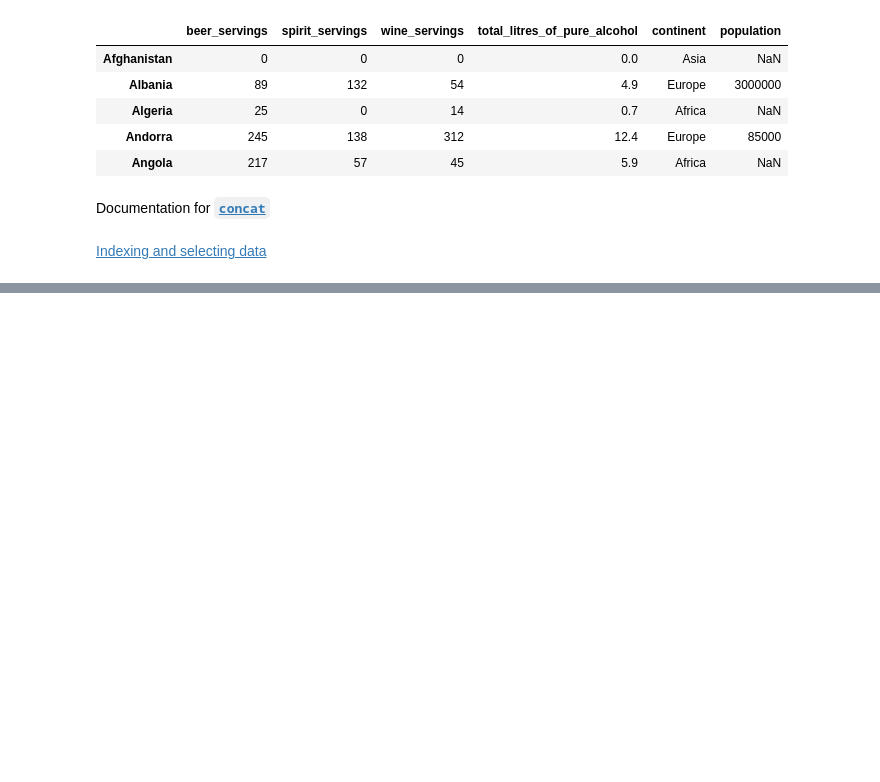
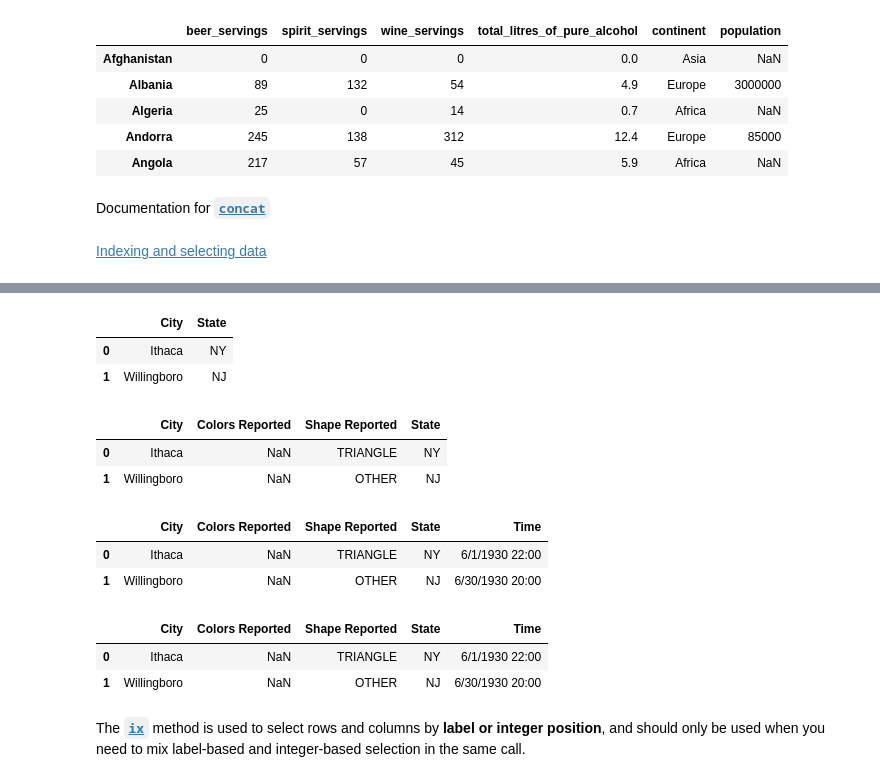
Before and after one commit to justmarkham/pandas-videos, a Jupyter notebook: pandas.ipynb, the cells around one changed output, grey strips where cells are left out. Drawn from its saved outputs; the diff is of its cells as text; code cells hidden in the pictures; blank space fills up the shorter version.

```diff
--- a/pandas.ipynb
+++ b/pandas.ipynb
@@ -1670,0 +1808,30 @@ Documentation for [**`concat`**](http://pandas.pydata.org/pandas-docs/stable/gen
+# %%
+# rows in positions 0 and 1, columns in positions 0 and 3
+ufo.iloc[[0, 1], [0, 3]]
+# %% [output]
+|  | City | State |
+| 0 | Ithaca | NY |
+| 1 | Willingboro | NJ |
+# %%
+# rows in positions 0 through 2 (exclusive), columns in positions 0 through 4 (exclusive)
+ufo.iloc[0:2, 0:4]
+# %% [output]
+|  | City | Colors Reported | Shape Reported | State |
+| 0 | Ithaca | NaN | TRIANGLE | NY |
+| 1 | Willingboro | NaN | OTHER | NJ |
+# %%
+# rows in positions 0 through 2 (exclusive), all columns
+ufo.iloc[0:2, :]
+# %% [output]
+|  | City | Colors Reported | Shape Reported | State | Time |
+| 0 | Ithaca | NaN | TRIANGLE | NY | 6/1/1930 22:00 |
+| 1 | Willingboro | NaN | OTHER | NJ | 6/30/1930 20:00 |
+# %%
+# accomplish the same thing - but using 'iloc' is preferred since it's more explicit
+ufo[0:2]
+# %% [output]
+|  | City | Colors Reported | Shape Reported | State | Time |
+| 0 | Ithaca | NaN | TRIANGLE | NY | 6/1/1930 22:00 |
+| 1 | Willingboro | NaN | OTHER | NJ | 6/30/1930 20:00 |
+# %% [markdown]
+The [**`ix`**](http://pandas.pydata.org/pandas-docs/stable/generated/pandas.DataFrame.ix.html) method is used to select rows and columns by **label or integer position**, and should only be used when you need to mix label-based and integer-based selection in the same call.
```
Also changed, not shown: parts of 24 cells of this notebook, 1 other file.
